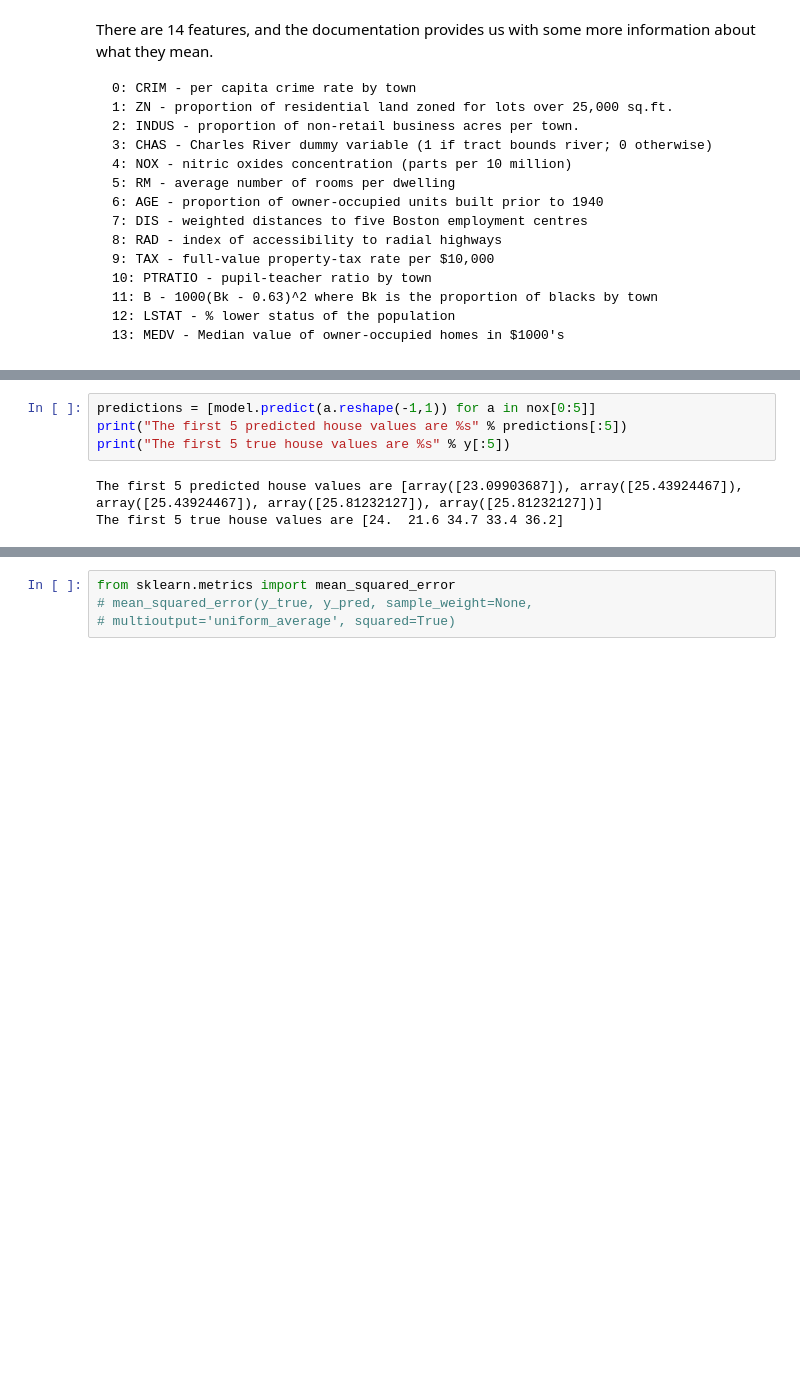
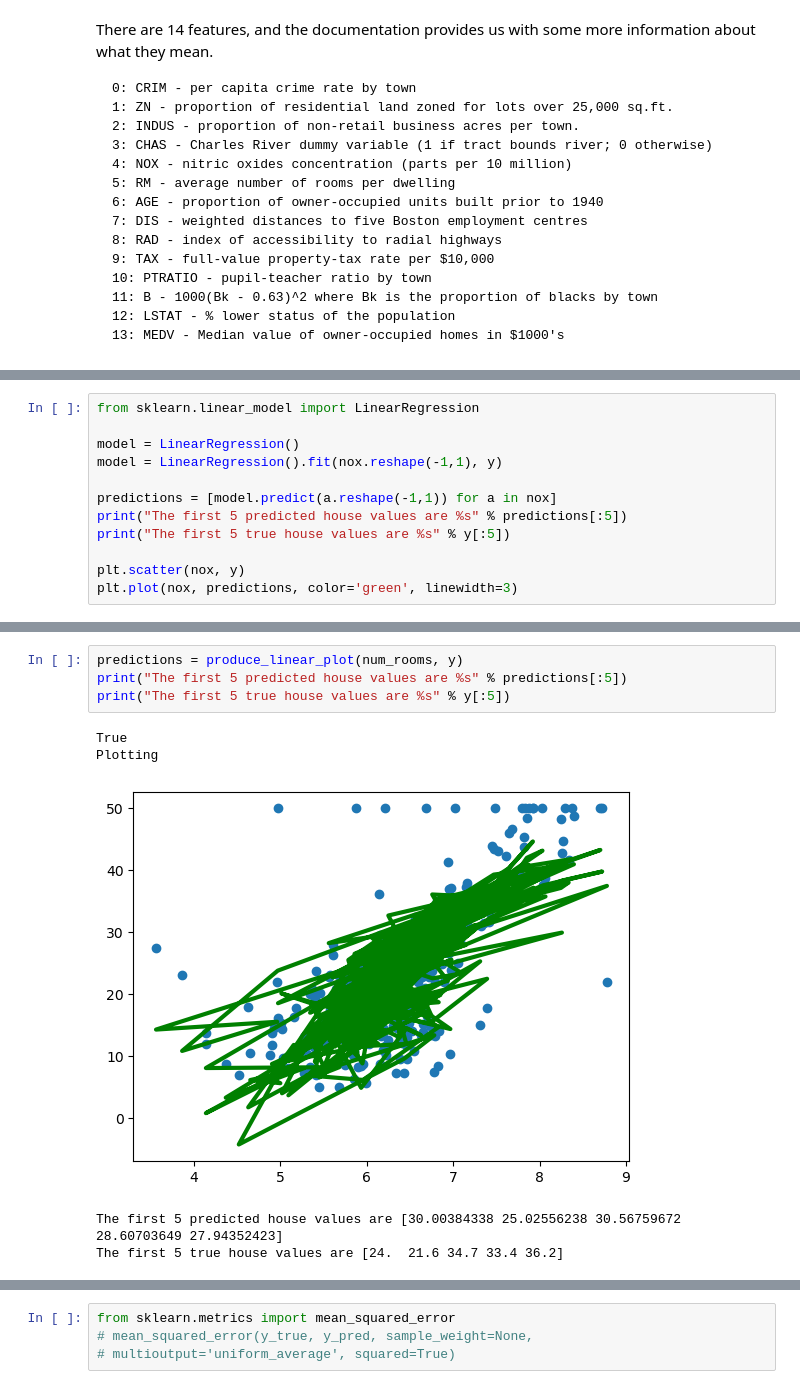
Before and after one commit to dupput/introtoai, a Jupyter notebook: Week1_Worksheet.ipynb, the cells around one changed output, grey strips where cells are left out. Cells and saved outputs as stored; diff of their text form; blank space fills up the shorter version.

```diff
--- a/Week1_Worksheet.ipynb
+++ b/Week1_Worksheet.ipynb
@@ -121,0 +54,12 @@ In the above cell, we can see how we supply the model with two a single NOX valu
+# %%
+from sklearn.linear_model import LinearRegression
+
+model = LinearRegression()
+model = LinearRegression().fit(nox.reshape(-1,1), y)
+
+predictions = [model.predict(a.reshape(-1,1)) for a in nox]
+print("The first 5 predicted house values are %s" % predictions[:5])
+print("The first 5 true house values are %s" % y[:5])
+
+plt.scatter(nox, y)
+plt.plot(nox, predictions, color='green', linewidth=3)
@@ -122,7 +96,10 @@ In the above cell, we can see how we supply the model with two a single NOX valu
 # %%
-predictions = [model.predict(a.reshape(-1,1)) for a in nox[0:5]]
+predictions = produce_linear_plot(num_rooms, y)
 print("The first 5 predicted house values are %s" % predictions[:5])
 print("The first 5 true house values are %s" % y[:5])
 # %% [output]
-The first 5 predicted house values are [array([23.09903687]), array([25.43924467]), array([25.43924467]), array([25.81232127]), array([25.81232127])]
-The first 5 true house values are [24.  21.6 34.7 33.4 36.2]
+True
+Plotting
+[figure, added]
+The first 5 predicted house values are [30.00384338 25.02556238 30.56759672 28.60703649 27.94352423]
+The first 5 true house values are [24.  21.6 34.7 33.4 36.2]
```
Also changed, not shown: parts of 31 cells of this notebook, 1 other file.
